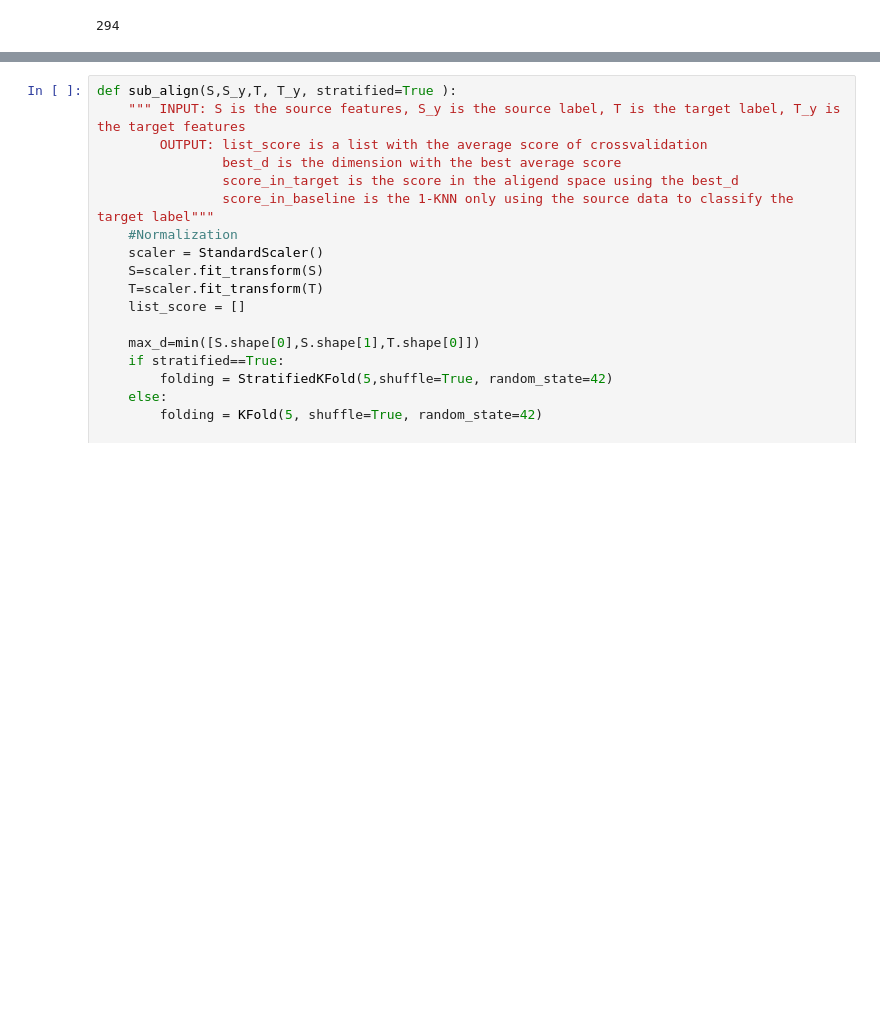
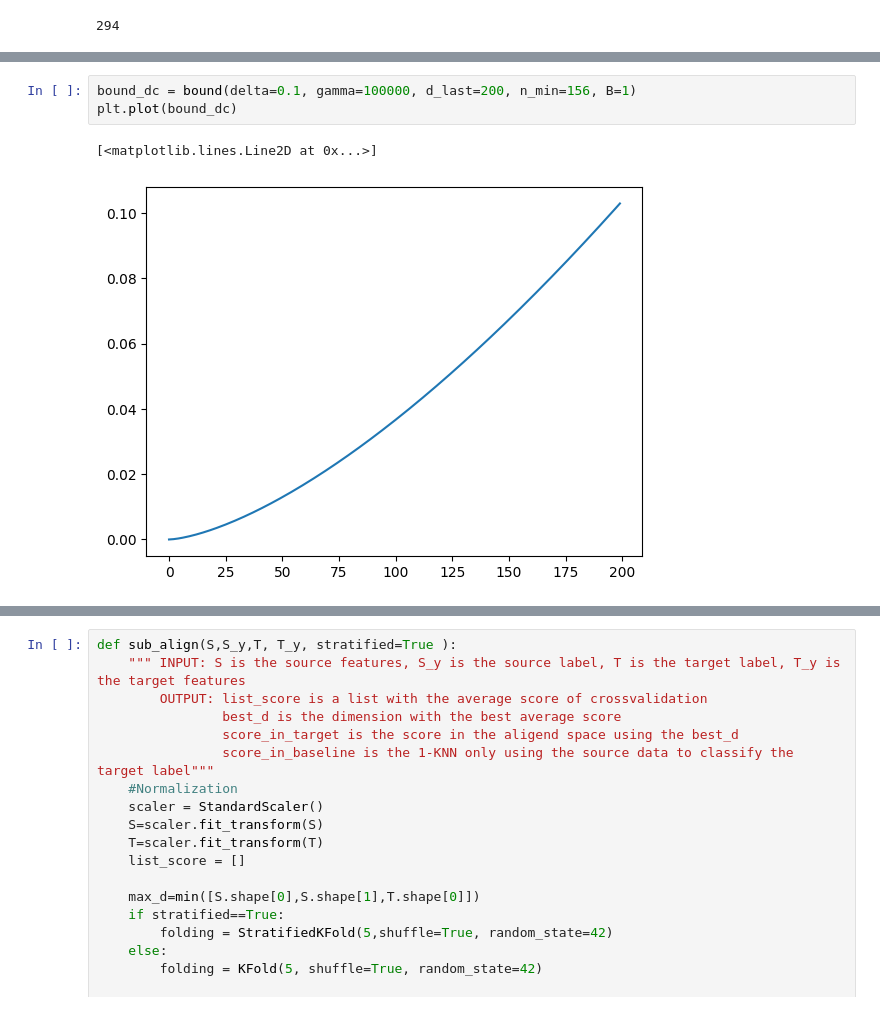
Before and after one commit to Dernalord/Project_OT, a Jupyter notebook: Project_OT.ipynb, the cells around one changed output, grey strips where cells are left out. Saved outputs shown, nothing was run; the diff lists cells and outputs as text; blank space fills up the shorter version.

```diff
--- a/Project_OT.ipynb
+++ b/Project_OT.ipynb
@@ -87,0 +145,6 @@ np.sum(abs(sorted_eigenvalue)>0.0001)
+# %%
+bound_dc = bound(delta=0.1, gamma=100000, d_last=200, n_min=156, B=1)
+plt.plot(bound_dc)
+# %% [output]
+[<matplotlib.lines.Line2D at 0x...>]
+[figure, added]
```
Also changed, not shown: parts of 18 cells of this notebook.
